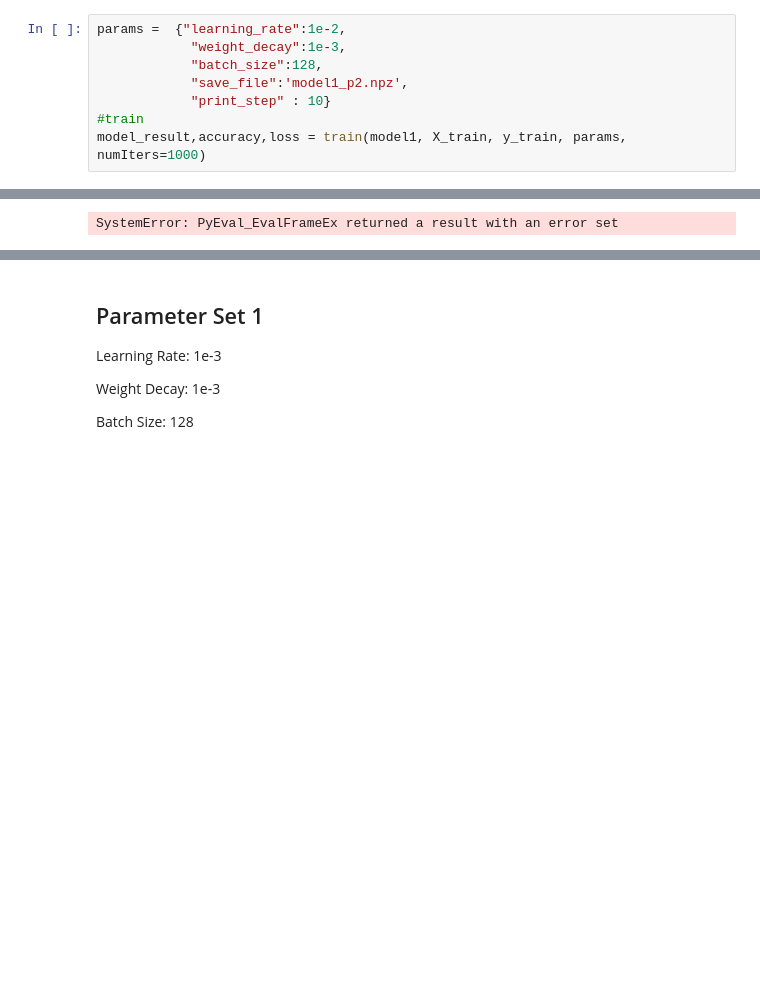
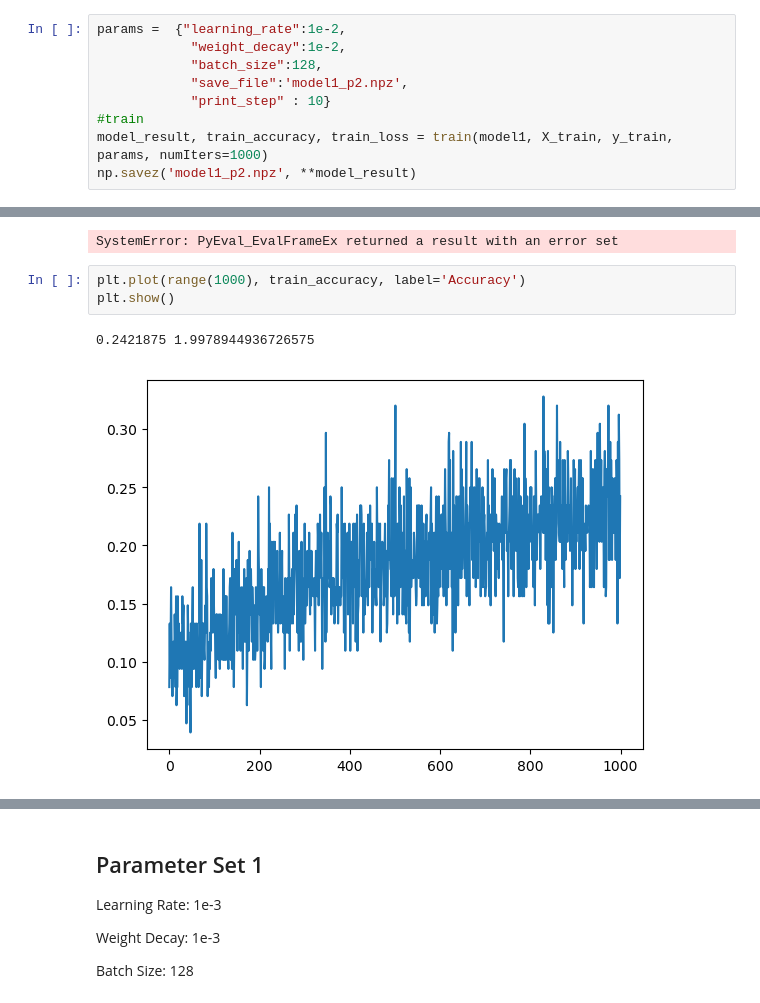
Before and after one commit to ss-cosmos-hue/cos429, a Jupyter notebook: assignment3/initial/starter.ipynb, the cells around one changed output, grey strips where cells are left out. Saved outputs shown, nothing was run; the diff lists cells and outputs as text; blank space fills up the shorter version.

```diff
--- a/assignment3/initial/starter.ipynb
+++ b/assignment3/initial/starter.ipynb
@@ -132,12 +143,13 @@ Weight Decay: 1e-3
 Batch Size: 128
 # %%
 params =  {"learning_rate":1e-2,
-            "weight_decay":1e-3,
+            "weight_decay":1e-2,
             "batch_size":128,
             "save_file":'model1_p2.npz',
             "print_step" : 10}
 #train
-model_result,accuracy,loss = train(model1, X_train, y_train, params, numIters=1000)
+model_result, train_accuracy, train_loss = train(model1, X_train, y_train, params, numIters=1000)
+np.savez('model1_p2.npz', **model_result)
 # %% [output]
 Iteration:  0   Accuracy:  0.1953125    Loss:  2.175030838814415
 Iteration:  10  Accuracy:  0.2265625    Loss:  2.171351559966434
@@ -150,3 +162,9 @@ Iteration:  70  Accuracy:  0.171875     Loss:  2.158093387559853
 Iteration:  80  Accuracy:  0.1171875    Loss:  2.2044473403233487
 Iteration:  90  Accuracy:  0.171875     Loss:  2.2123342754068602
 SystemError: PyEval_EvalFrameEx returned a result with an error set
+# %%
+plt.plot(range(1000), train_accuracy, label='Accuracy')
+plt.show()
+# %% [output]
+0.2421875 1.9978944936726575
+[figure, added]
```
Also changed, not shown: parts of 12 cells of this notebook.
